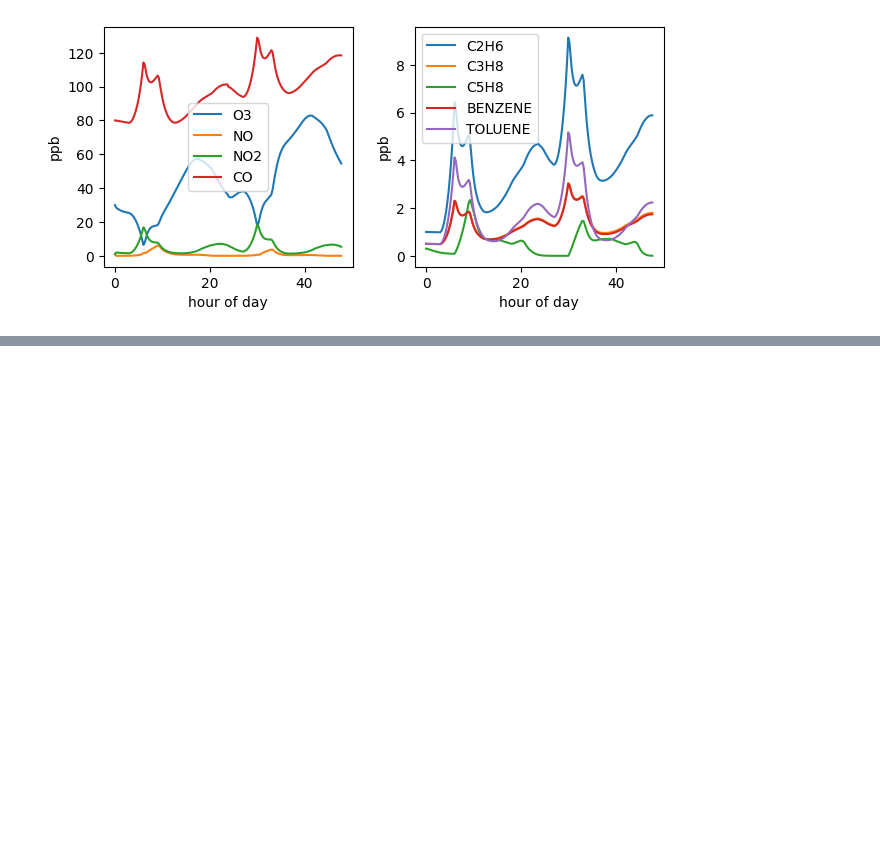
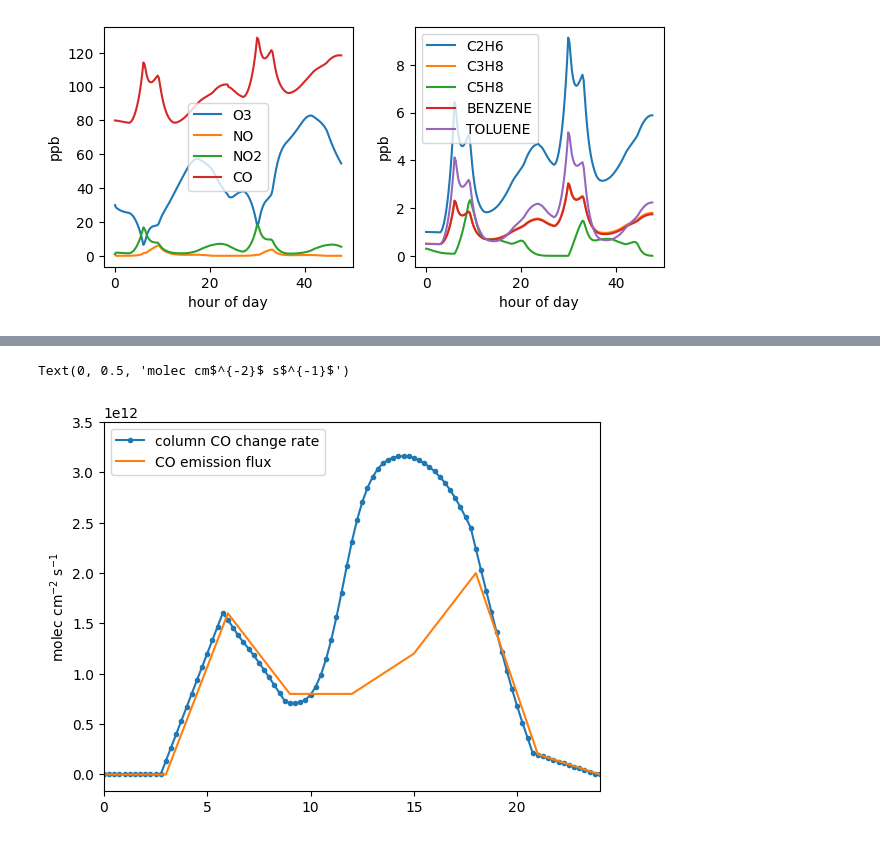
Before and after one commit to drpeppurr/yamcha, a Jupyter notebook: tutorial/YAMCHA_tutorial_ch10.ipynb, the cells around one changed output, grey strips where cells are left out. Saved outputs shown, nothing was run; the diff lists cells and outputs as text; code cells hidden in the pictures; blank space fills up the shorter version.

```diff
--- a/tutorial/YAMCHA_tutorial_ch10.ipynb
+++ b/tutorial/YAMCHA_tutorial_ch10.ipynb
@@ -1220,0 +1202,11 @@ plt.colorbar()
+# %%
+col_CO_molec_cm2 = np.array([np.nansum(out_conc['CO'][i,:]*(dz_m*100)) for i in range(len(tout_s))])
+
+plt.plot(tout_s[:-1]/3600.,np.diff(col_CO_molec_cm2)/np.diff(tout_s),'.-',label='column CO change rate')
+plt.plot(hrrr['itime'],max_emis_flux_CO_molec_cm2_s*np.array(anthro_diurnal_shape),label='CO emission flux')
+plt.legend()
+plt.xlim([0,24])
+plt.ylabel(r'molec cm$^{-2}$ s$^{-1}$')
+# %% [output]
+Text(0, 0.5, 'molec cm$^{-2}$ s$^{-1}$')
+[figure, added]
```
Also changed, not shown: parts of 4 cells of this notebook.
